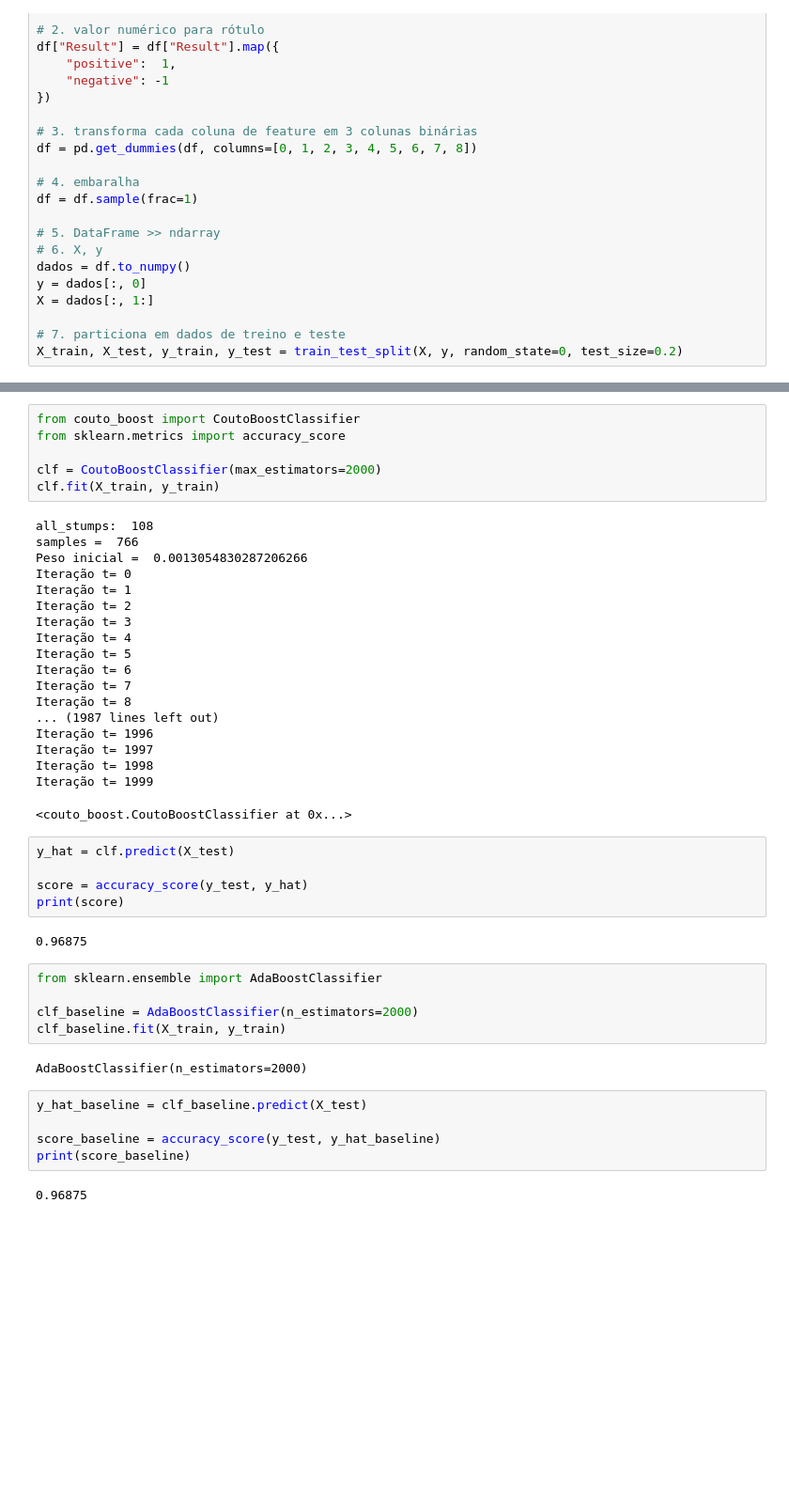
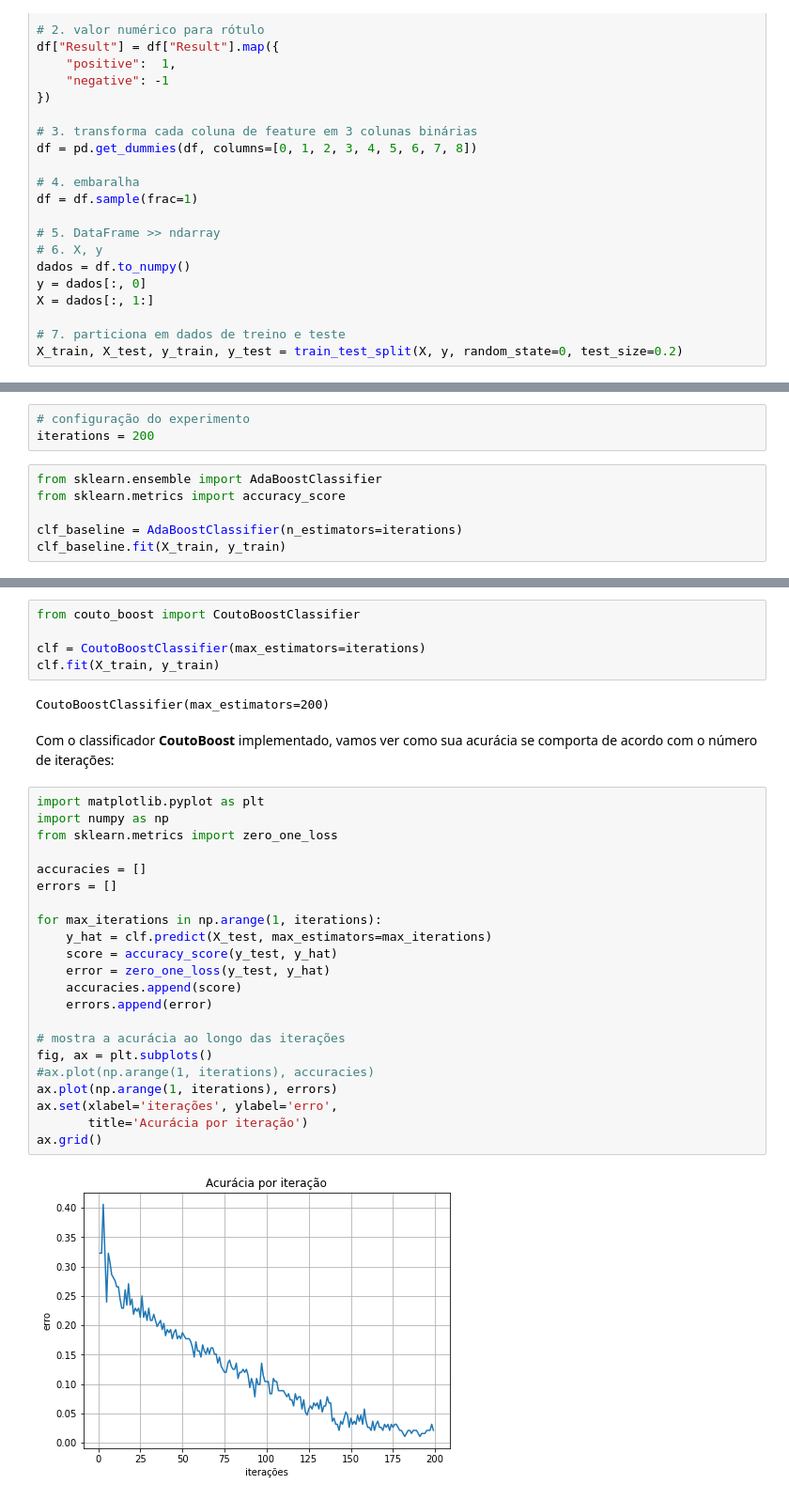
Before and after one commit to fegemo/ml-boosting, a Jupyter notebook: boosting.ipynb, the cells around one changed output, grey strips where cells are left out. Shown at 94% size. Drawn from its saved outputs; the diff is of its cells as text; blank space fills up the shorter version.

```diff
--- a/boosting.ipynb
+++ b/boosting.ipynb
@@ -58,0 +66,9 @@ X_train, X_test, y_train, y_test = train_test_split(X, y, random_state=0, test_s
+# %%
+# configuração do experimento
+iterations = 200
+# %%
+from sklearn.ensemble import AdaBoostClassifier
+from sklearn.metrics import accuracy_score
+
+clf_baseline = AdaBoostClassifier(n_estimators=iterations)
+clf_baseline.fit(X_train, y_train)
@@ -62,46 +88,33 @@ Similar aos algoritmos do pacote `sklearn`, o `CoutoBoostClassifier` tem em sua
 # %%
 from couto_boost import CoutoBoostClassifier
-from sklearn.metrics import accuracy_score
 
-clf = CoutoBoostClassifier(max_estimators=2000)
+clf = CoutoBoostClassifier(max_estimators=iterations)
 clf.fit(X_train, y_train)
 # %% [output]
-all_stumps:  108
-samples =  766
-Peso inicial =  0.0013054830287206266
-Iteração t= 0
-Iteração t= 1
-Iteração t= 2
-Iteração t= 3
-Iteração t= 4
-Iteração t= 5
-Iteração t= 6
-Iteração t= 7
-Iteração t= 8
-... (1987 lines left out)
-Iteração t= 1996
-Iteração t= 1997
-Iteração t= 1998
-Iteração t= 1999
+CoutoBoostClassifier(max_estimators=200)
-<couto_boost.CoutoBoostClassifier at 0x...>
-# %%
-y_hat = clf.predict(X_test)
-
-score = accuracy_score(y_test, y_hat)
-print(score)
-# %% [output]
-0.96875
-# %%
-from sklearn.ensemble import AdaBoostClassifier
-
-clf_baseline = AdaBoostClassifier(n_estimators=2000)
-clf_baseline.fit(X_train, y_train)
-# %% [output]
-AdaBoostClassifier(n_estimators=2000)
-# %%
-y_hat_baseline = clf_baseline.predict(X_test)
-
-score_baseline = accuracy_score(y_test, y_hat_baseline)
-print(score_baseline)
-# %% [output]
-0.96875
+# %% [markdown]
+Com o classificador **CoutoBoost** implementado, vamos ver como sua acurácia se comporta de acordo com o número de iterações:
+# %%
+import matplotlib.pyplot as plt
+import numpy as np
+from sklearn.metrics import zero_one_loss
+
+accuracies = []
+errors = []
+
+for max_iterations in np.arange(1, iterations):
+    y_hat = clf.predict(X_test, max_estimators=max_iterations)
+    score = accuracy_score(y_test, y_hat)
+    error = zero_one_loss(y_test, y_hat)
+    accuracies.append(score)
+    errors.append(error)
+
+# mostra a acurácia ao longo das iterações
+fig, ax = plt.subplots()
+#ax.plot(np.arange(1, iterations), accuracies)
+ax.plot(np.arange(1, iterations), errors)
+ax.set(xlabel='iterações', ylabel='erro',
+       title='Acurácia por iteração')
+ax.grid()
+# %% [output]
+[figure, added]
```
Also changed, not shown: parts of 8 cells of this notebook, 1 other file.
